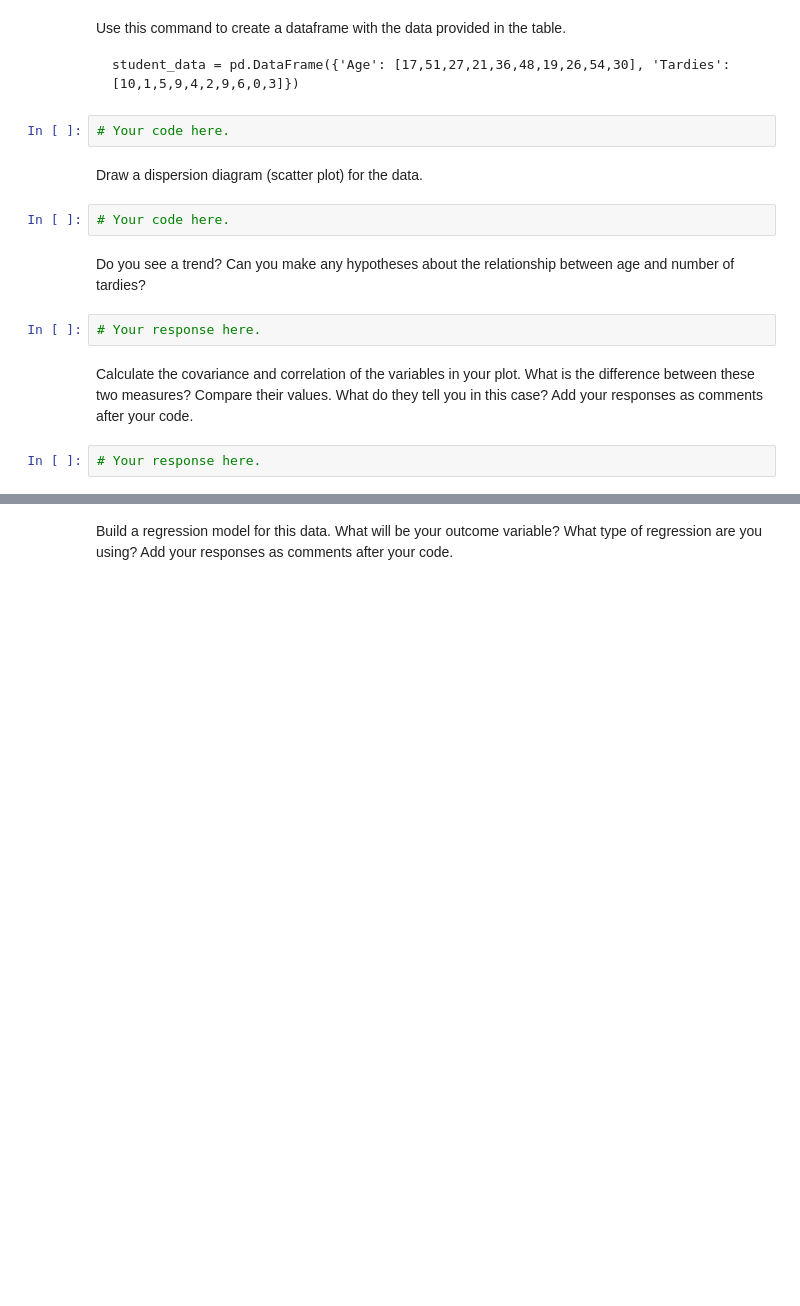
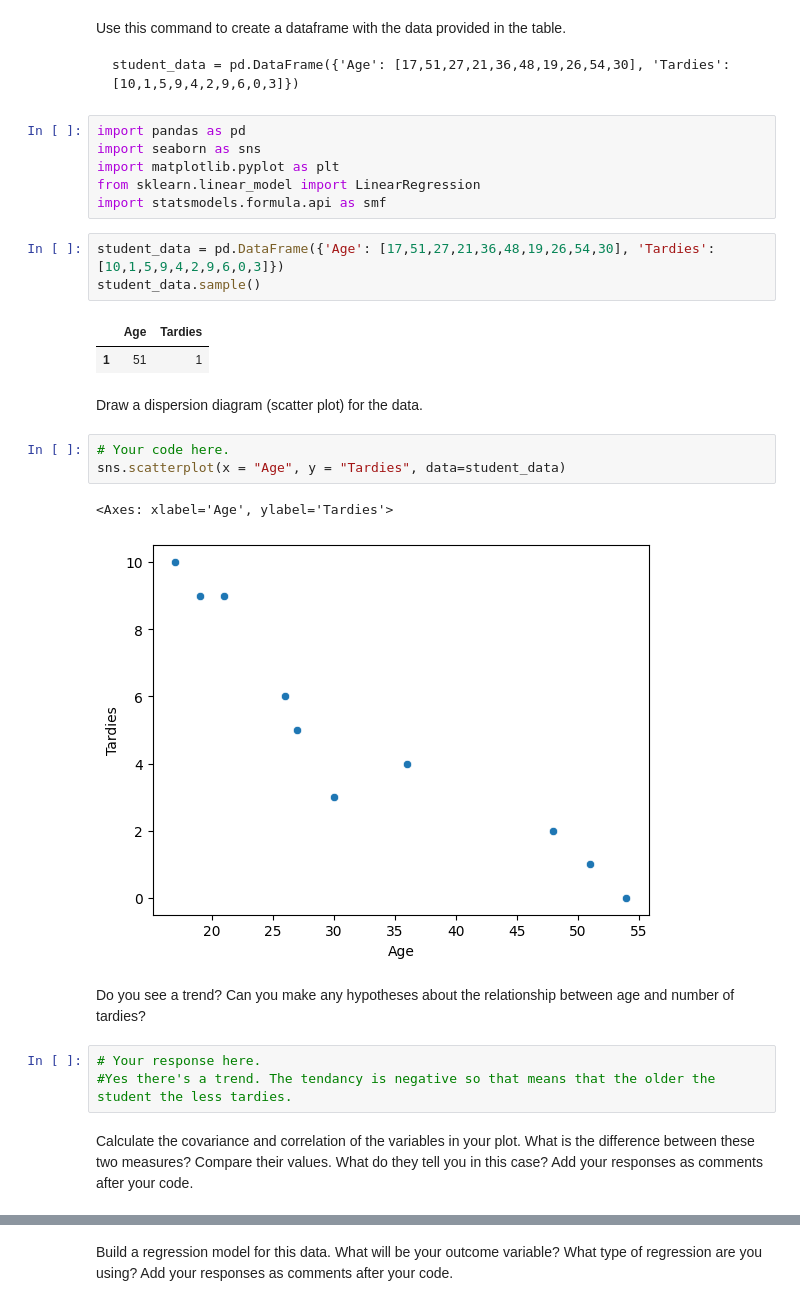
Before and after one commit to Ironhack-data-bcn-oct-2023/lab-regression-analysis, a Jupyter notebook: your-code.ipynb, the cells around one changed output, grey strips where cells are left out. Cells and saved outputs as stored; diff of their text form; blank space fills up the shorter version.

```diff
--- a/your-code.ipynb
+++ b/your-code.ipynb
@@ -28,17 +28,30 @@ Use this command to create a dataframe with the data provided in the table.
 ~~~~
 student_data = pd.DataFrame({'Age': [17,51,27,21,36,48,19,26,54,30], 'Tardies': [10,1,5,9,4,2,9,6,0,3]})
 ~~~~
-# %%
-# Your code here.
+# %%
+import pandas as pd
+import seaborn as sns
+import matplotlib.pyplot as plt
+from sklearn.linear_model import LinearRegression
+import statsmodels.formula.api as smf
+# %%
+student_data = pd.DataFrame({'Age': [17,51,27,21,36,48,19,26,54,30], 'Tardies': [10,1,5,9,4,2,9,6,0,3]})
+student_data.sample()
+# %% [output]
+|  | Age | Tardies |
+| 1 | 51 | 1 |
 # %% [markdown]
 Draw a dispersion diagram (scatter plot) for the data.
 # %%
 # Your code here.
+sns.scatterplot(x = "Age", y = "Tardies", data=student_data)
+# %% [output]
+<Axes: xlabel='Age', ylabel='Tardies'>
+[figure, added]
 # %% [markdown]
 Do you see a trend? Can you make any hypotheses about the relationship between age and number of tardies?
-# %%
-# Your response here.
+# %%
+# Your response here.
+#Yes there's a trend. The tendancy is negative so that means that the older the student the less tardies.
 # %% [markdown]
 Calculate the covariance and correlation of the variables in your plot. What is the difference between these two measures? Compare their values. What do they tell you in this case? Add your responses as comments after your code.
-# %%
-# Your response here.
```
Also changed, not shown: parts of 28 cells of this notebook.
